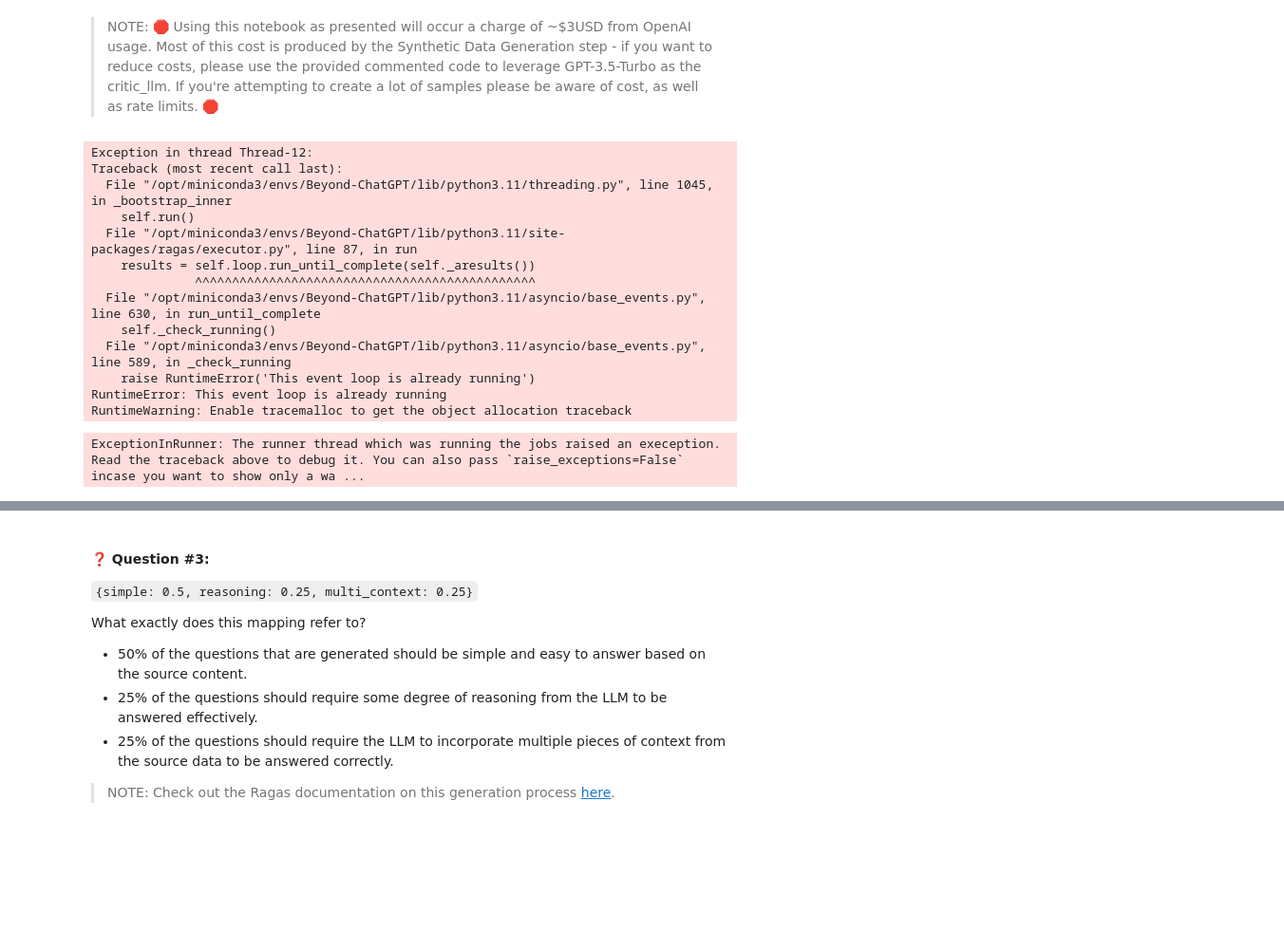
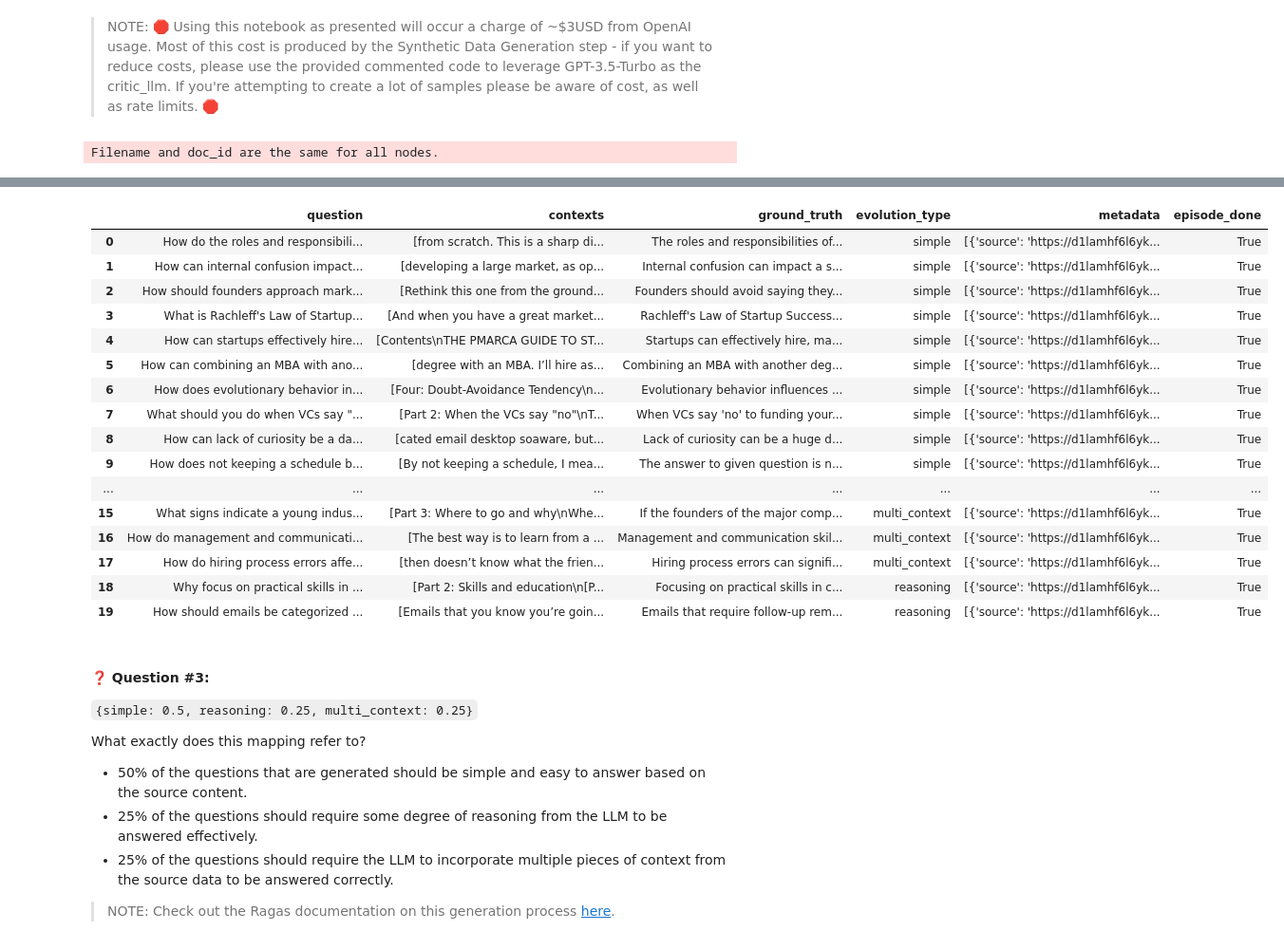
Before and after one commit to pdcodes/AIEngineeringHW, a Jupyter notebook: Week 4/Day 2/Evaluation_of_RAG_using_Ragas_Assignment_Notebook.ipynb, the cells around one changed output, grey strips where cells are left out. Shown at 95% size. Cells and saved outputs as stored; diff of their text form; code cells hidden in the pictures; blank space fills up the shorter version.

```diff
--- a/Week 4/Day 2/Evaluation_of_RAG_using_Ragas_Assignment_Notebook.ipynb
+++ b/Week 4/Day 2/Evaluation_of_RAG_using_Ragas_Assignment_Notebook.ipynb
@@ -342,13 +348,17 @@ len(eval_documents)
 
 > NOTE: 🛑 Using this notebook as presented will occur a charge of ~$3USD from OpenAI usage. Most of this cost is produced by the Synthetic Data Generation step - if you want to reduce costs, please use the provided commented code to leverage GPT-3.5-Turbo as the critic_llm. If you're attempting to create a lot of samples please be aware of cost, as well as rate limits. 🛑
 # %%
+import nest_asyncio
+import asyncio
+nest_asyncio.apply()
+
 from ragas.testset.generator import TestsetGenerator
 from ragas.testset.evolutions import simple, reasoning, multi_context
 from langchain_openai import ChatOpenAI, OpenAIEmbeddings
 
-generator_llm = ChatOpenAI(model="gpt-3.5-turbo-16k")
-critic_llm = ChatOpenAI(model="gpt-3.5-turbo") # <--- If you don't have GPT-4 access, or to reduce cost/rate limiting issues.
-# critic_llm = ChatOpenAI(model="gpt-4o")
+generator_llm = ChatOpenAI(model="gpt-3.5-turbo")
+# critic_llm = ChatOpenAI(model="gpt-3.5-turbo") # <--- If you don't have GPT-4 access, or to reduce cost/rate limiting issues.
+critic_llm = ChatOpenAI(model="gpt-4o")
 embeddings = OpenAIEmbeddings()
 
 generator = TestsetGenerator.from_langchain(
@@ -366,17 +376,4 @@ distributions = {
 testset = generator.generate_with_langchain_docs(eval_documents, 20, distributions, is_async = False)
 testset.to_pandas()
 # %% [output]
-Exception in thread Thread-12:
-Traceback (most recent call last):
-  File "/opt/miniconda3/envs/Beyond-ChatGPT/lib/python3.11/threading.py", line 1045, in _bootstrap_inner
-    self.run()
-  File "/opt/miniconda3/envs/Beyond-ChatGPT/lib/python3.11/site-packages/ragas/executor.py", line 87, in run
-    results = self.loop.run_until_complete(self._aresults())
-              ^^^^^^^^^^^^^^^^^^^^^^^^^^^^^^^^^^^^^^^^^^^^^^
-  File "/opt/miniconda3/envs/Beyond-ChatGPT/lib/python3.11/asyncio/base_events.py", line 630, in run_until_complete
-    self._check_running()
-  File "/opt/miniconda3/envs/Beyond-ChatGPT/lib/python3.11/asyncio/base_events.py", line 589, in _check_running
-    raise RuntimeError('This event loop is already running')
-RuntimeError: This event loop is already running
-RuntimeWarning: Enable tracemalloc to get the object allocation traceback
+Filename and doc_id are the same for all nodes.
-ExceptionInRunner: The runner thread which was running the jobs raised an exeception. Read the traceback above to debug it. You can also pass `raise_exceptions=False` incase you want to show only a wa ...
@@ -384,3 +380,20 @@ RuntimeWarning: Enable tracemalloc to get the object allocation traceback
+|  | question | contexts | ground_truth | evolution_type | metadata | episode_done |
+| 0 | How do the roles and responsibili... | [from scratch. This is a sharp di... | The roles and responsibilities of... | simple | [{'source': 'https://d1lamhf6l6yk... | True |
+| 1 | How can internal confusion impact... | [developing a large market, as op... | Internal confusion can impact a s... | simple | [{'source': 'https://d1lamhf6l6yk... | True |
+| 2 | How should founders approach mark... | [Rethink this one from the ground... | Founders should avoid saying they... | simple | [{'source': 'https://d1lamhf6l6yk... | True |
+| 3 | What is Rachleff's Law of Startup... | [And when you have a great market... | Rachleff's Law of Startup Success... | simple | [{'source': 'https://d1lamhf6l6yk... | True |
+| 4 | How can startups effectively hire... | [Contents\nTHE PMARCA GUIDE TO ST... | Startups can effectively hire, ma... | simple | [{'source': 'https://d1lamhf6l6yk... | True |
+| 5 | How can combining an MBA with ano... | [degree with an MBA. I’ll hire as... | Combining an MBA with another deg... | simple | [{'source': 'https://d1lamhf6l6yk... | True |
+| 6 | How does evolutionary behavior in... | [Four: Doubt-Avoidance Tendency\n... | Evolutionary behavior influences ... | simple | [{'source': 'https://d1lamhf6l6yk... | True |
+| 7 | What should you do when VCs say "... | [Part 2: When the VCs say "no"\nT... | When VCs say 'no' to funding your... | simple | [{'source': 'https://d1lamhf6l6yk... | True |
+| 8 | How can lack of curiosity be a da... | [cated email desktop soaware, but... | Lack of curiosity can be a huge d... | simple | [{'source': 'https://d1lamhf6l6yk... | True |
+| 9 | How does not keeping a schedule b... | [By not keeping a schedule, I mea... | The answer to given question is n... | simple | [{'source': 'https://d1lamhf6l6yk... | True |
+| ... | ... | ... | ... | ... | ... | ... |
+| 15 | What signs indicate a young indus... | [Part 3: Where to go and why\nWhe... | If the founders of the major comp... | multi_context | [{'source': 'https://d1lamhf6l6yk... | True |
+| 16 | How do management and communicati... | [The best way is to learn from a ... | Management and communication skil... | multi_context | [{'source': 'https://d1lamhf6l6yk... | True |
+| 17 | How do hiring process errors affe... | [then doesn’t know what the frien... | Hiring process errors can signifi... | multi_context | [{'source': 'https://d1lamhf6l6yk... | True |
+| 18 | Why focus on practical skills in ... | [Part 2: Skills and education\n[P... | Focusing on practical skills in c... | reasoning | [{'source': 'https://d1lamhf6l6yk... | True |
+| 19 | How should emails be categorized ... | [Emails that you know you’re goin... | Emails that require follow-up rem... | reasoning | [{'source': 'https://d1lamhf6l6yk... | True |
 # %% [markdown]
 #### ❓ Question #3:
 
```
Also changed, not shown: parts of 19 cells of this notebook.
